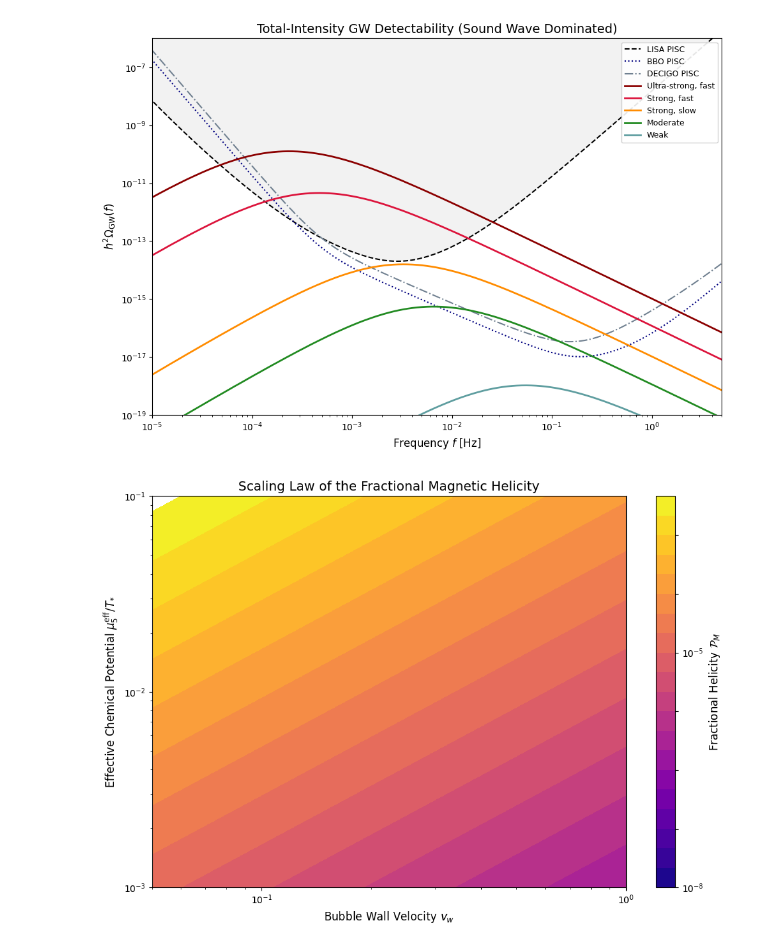
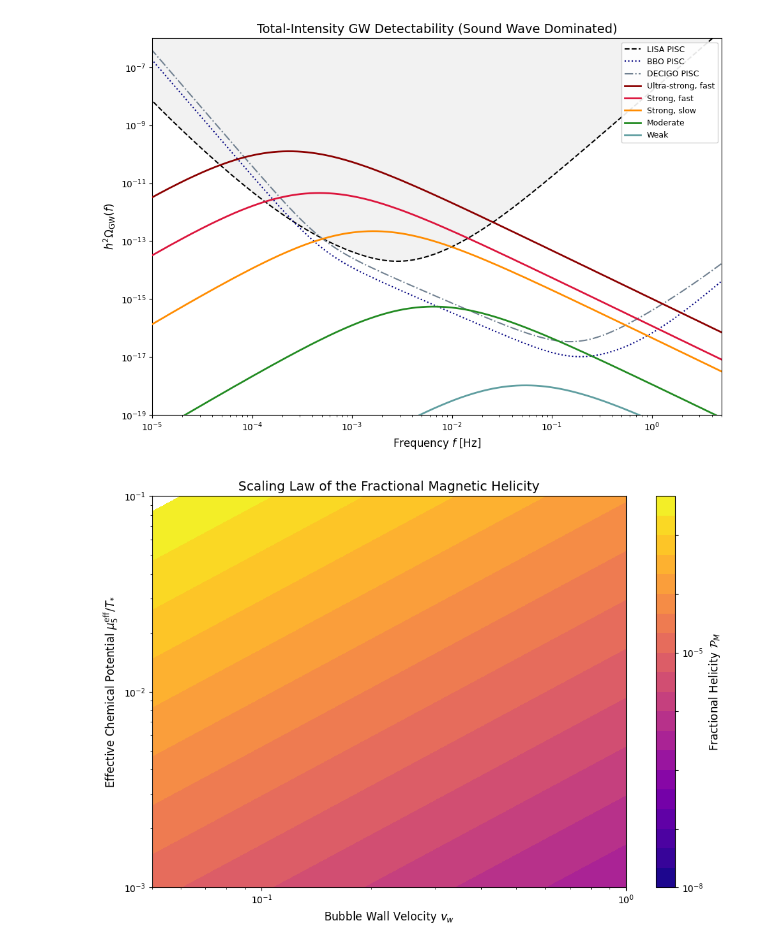
Before and after one commit to ckkyue/Chiral-GW, a Jupyter notebook: chirality_detect.ipynb, the cells around one changed output. Cells and saved outputs as stored; diff of their text form; code cells hidden in the pictures.

```diff
--- a/chirality_detect.ipynb
+++ b/chirality_detect.ipynb
@@ -259,7 +239,7 @@ bps_fopt = [
 
     # BM3: Strong but slow transition (deflagration).
     # Subsonic wall speed (v_w < c_s) heavily suppresses the bulk fluid efficiency factor (κ_s).
-    {"label": "Strong, slow", "alpha": 0.5, "beta_H_star": 10, "v_w": 0.1, "color": "darkorange"},
+    {"label": "Strong, slow", "alpha": 0.5, "beta_H_star": 10, "v_w": 0.2, "color": "darkorange"},
 
     # BM4: Moderate transition.
     # Typical electroweak-scale parameters; serves as a standard reference point for typical BSM scenarios.
@@ -278,45 +258,41 @@ f_axis = np.logspace(-6, 2, 500)
 
 # PISC Curves (Instrumental Limits)
 # Note: Comparing s-channel PISC with s-channel spectra
-ax.loglog(f_axis, calc_pisc_lisa(f_axis, "s"), label="LISA PISC", color="black", linestyle="--", lw=1.5)
-ax.loglog(f_axis, calc_pisc_bbo(f_axis, "s"), label="BBO PISC", color="navy", linestyle=":", lw=1.5)
-ax.loglog(f_axis, calc_pisc_decigo(f_axis, "s"), label="DECIGO PISC", color="slategray", linestyle="-.", lw=1.5)
+ax.loglog(f_axis, calc_pisc_lisa(f_axis, "s"), label="LISA PISC", color="black", linestyle="--", lw=1.5, zorder=2)
+ax.loglog(f_axis, calc_pisc_bbo(f_axis, "s"), label="BBO PISC", color="navy", linestyle=":", lw=1.5, zorder=2)
+ax.loglog(f_axis, calc_pisc_decigo(f_axis, "s"), label="DECIGO PISC", color="slategray", linestyle="-.", lw=1.5, zorder=2)
 
 # Optional: Add faint shading for LISA's detectable region
-ax.fill_between(f_axis, calc_pisc_lisa(f_axis, "s"), 1e-5, color="gray", alpha=0.1)
+ax.fill_between(f_axis, calc_pisc_lisa(f_axis, "s"), 1e-5, color="gray", alpha=0.1, zorder=1)
 
 # Total GW Spectra from FOPT Benchmarks
 for bp in bps_fopt:
     # Calculate peak frequency and amplitude for the sound wave channel
     f_peak = calc_f_peak(bp["beta_H_star"], bp["v_w"], channel="t")
     h2omega_peak = calc_h2omega_peak(bp["alpha"], bp["beta_H_star"], bp["v_w"], channel="t")
 
     # Generate the full spectrum
     h2omega_gw = h2omega_peak * calc_spectral_shape(f_axis, f_peak, channel="t", h_star=calc_h_star())
 
     # Plot the spectrum
-    ax.loglog(f_axis, h2omega_gw, label=bp["label"], color=bp["color"], linestyle="-", lw=2)
+    ax.loglog(f_axis, h2omega_gw, label=bp["label"], color=bp["color"], linestyle="-", lw=2, zorder=4)
 
 # Labels and title
 ax.set_title("Total-Intensity GW Detectability (Sound Wave Dominated)", fontsize=14)
 ax.set_xlabel(r"Frequency $f$ [Hz]", fontsize=12)
 ax.set_ylabel(r"$h^2 \Omega_{\rm GW}(f)$", fontsize=12)
 
 # Set limits
 ax.set_xlim(1e-5, 5e0)
 ax.set_ylim(1e-19, 1e-6)
 
 # Add legend
 ax.legend(fontsize=9, loc="upper right", framealpha=0.9)
 
 # Adjust the layout
 fig.tight_layout()
-
-# Save the figure
-fig.savefig("Figure/gw_detectability.pdf", dpi=300)
-plt.show()
 # %% [output]
-[figure, old version]
+[figure, new version]
 # %%
 # Figure 2: Fractional Magnetic Helicity Heatmap
 fig, ax = plt.subplots(figsize=(10, 7))
```
Also changed, not shown: parts of 6 cells of this notebook.
